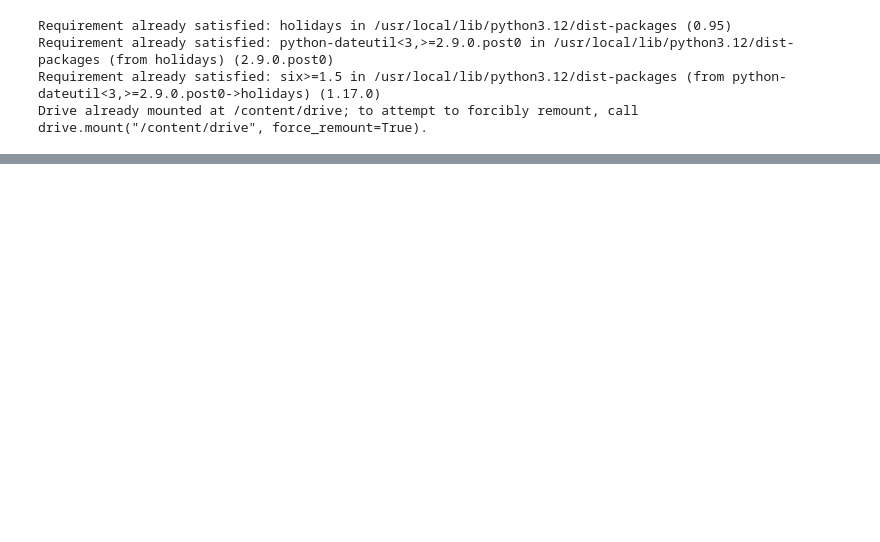
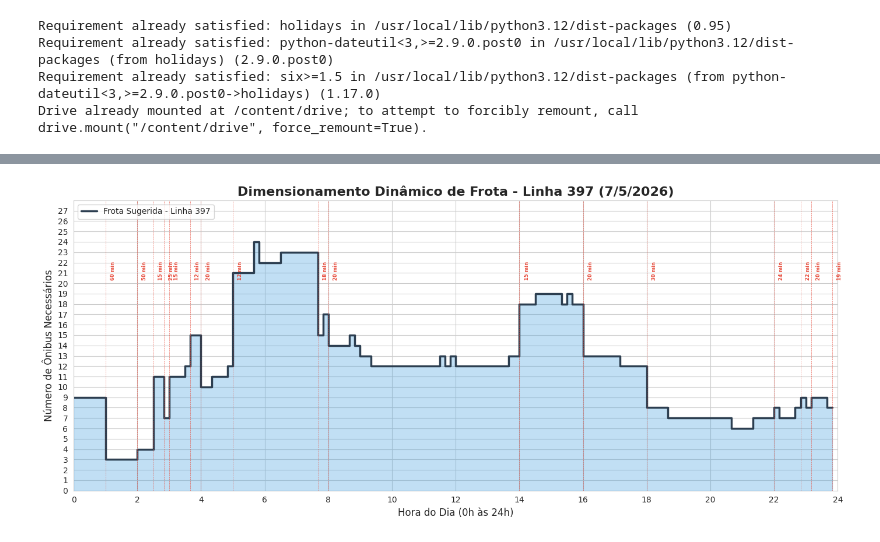
Before and after one commit to luizpcsilva/PS-2026.1-Grupo-L, a Jupyter notebook: Visualização_dos_dados_PS_2026_Grupo_L.ipynb, the cells around one changed output, grey strips where cells are left out. Cells and saved outputs as stored; diff of their text form; code cells hidden in the pictures; blank space fills up the shorter version.

```diff
--- a/Visualização_dos_dados_PS_2026_Grupo_L.ipynb
+++ b/Visualização_dos_dados_PS_2026_Grupo_L.ipynb
@@ -160,0 +185,73 @@ print(dimensionamento_frota(viagem, df_headways))
+# %%
+def plot_dimensionamento_diario(linha, sentido, dia, mes, ano, df_headways, passo=30):
+    #gera gráfico de quantidade de onibus por linha em um dia
+
+    minutos_do_dia = list(range(0, 1440, passo))
+    horas_decimais = [m / 60.0 for m in minutos_do_dia] # Converte para hora (ex: 90 min = 1.5 h)
+    frota_necessaria = []
+
+    # variaveis para rastrear mudanças no headway
+    mudancas_headway = []
+    headway_anterior = None
+
+    for minuto in minutos_do_dia:
+
+        viagem_instante = gera_df_viagem(linha, sentido, mes, dia, minuto, ano)
+        qtd_onibus = dimensionamento_frota(viagem_instante, df_headways)
+        # 2. Arredonda forçadamente para CIMA (Teto)
+        qtd_onibus= math.ceil(qtd_onibus)
+
+        frota_necessaria.append(qtd_onibus)
+
+        #rastreando mudanças
+        headway_atual = filtrar_regras_headway(viagem_instante, df_headways)
+
+        # Se for diferente do anterior (e não for o primeiro loop), nós ANOTAMOS a mudança!
+        if headway_anterior is not None and headway_atual != headway_anterior:
+            hora_mudanca = minuto / 60.0
+            mudancas_headway.append((hora_mudanca, headway_atual))
+
+        headway_anterior = headway_atual
+
+    # criando grafico
+    plt.figure(figsize=(14, 6))
+    sns.set_style("whitegrid")
+
+    # Plotando a linha principal em degraus (Step Chart)
+    plt.step(horas_decimais, frota_necessaria, color='#2c3e50', linewidth=2.5, where='post', label=f'Frota Sugerida - Linha {linha}')
+    plt.fill_between(horas_decimais, frota_necessaria, color='#3498db', alpha=0.3, step='post')
+
+    # --- DESENHANDO AS LINHAS VERTICAIS DE MUDANÇA DE REGRA ---
+    for hora, novo_headway in mudancas_headway:
+        # Linha vertical pontilhada vermelha
+        plt.axvline(x=hora, color='#e74c3c', linestyle='--', linewidth=0.5, alpha=0.8)
+
+        # Escrevendo o texto ao lado da linha
+        plt.text(hora + 0.15, max(frota_necessaria) * 0.85,
+                 f'{int(novo_headway)} min',
+                 color='#e74c3c', fontsize=6, fontweight='bold', rotation=90)
+
+    # Configurando os detalhes do gráfico
+    plt.title(f'Dimensionamento Dinâmico de Frota - Linha {linha} ({dia}/{mes}/{ano})', fontsize=16, fontweight='bold')
+    plt.xlabel('Hora do Dia (0h às 24h)', fontsize=12)
+    plt.ylabel('Número de Ônibus Necessários', fontsize=12)
+
+    # Eixo X (passo em passo hora)
+    plt.xticks(range(0, 25, 2))
+    plt.xlim(0, 24)
+
+    # Eixo Y (1 em 1 ônibus) - Adapta a altura ao máximo de ônibus + uma margem
+    altura_maxima = max(frota_necessaria) if max(frota_necessaria) > 0 else 10
+    topo_y = int(altura_maxima * 1.15) + 1
+    plt.ylim(0, topo_y)
+    plt.yticks(range(0, topo_y, 1))
+
+    # Colocando a legenda no canto superior esquerdo para não cobrir as linhas vermelhas
+    plt.legend(loc='upper left')
+    plt.tight_layout()
+    plt.show()
+
+# teste
+plot_dimensionamento_diario(linha="397", sentido=0, dia=7, mes=5, ano=2026, df_headways=df_headways, passo=10)
+# %% [output]
+[figure, added]
```
Also changed, not shown: parts of 4 cells of this notebook.
